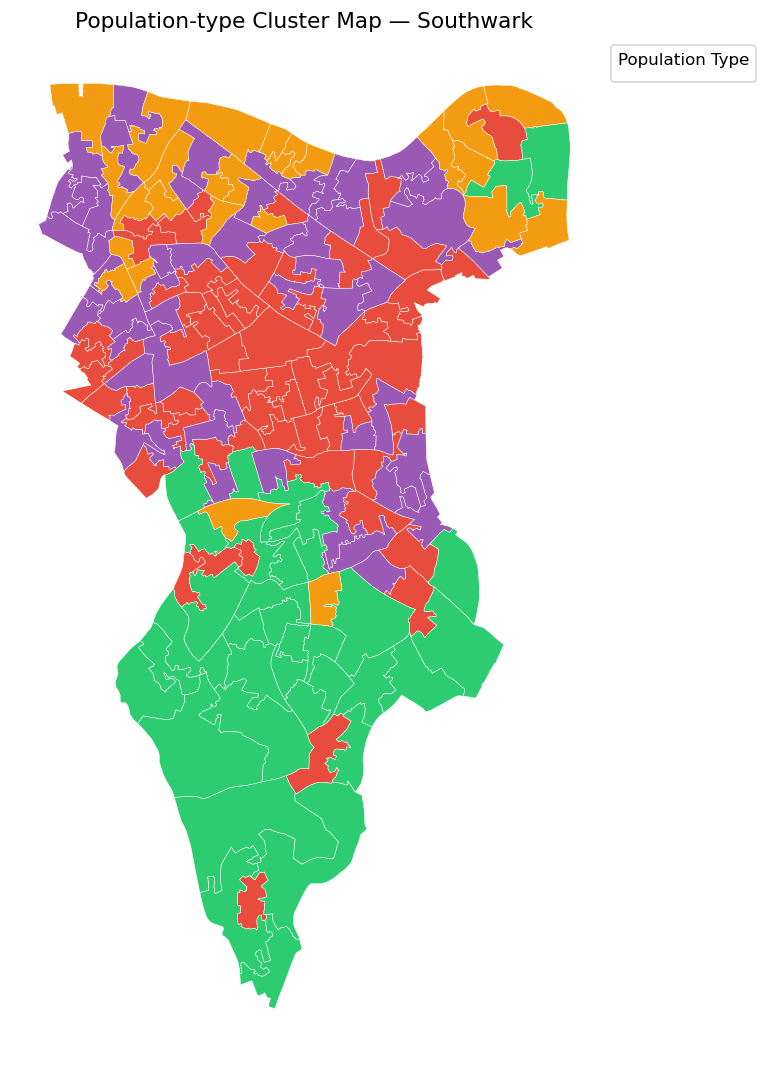
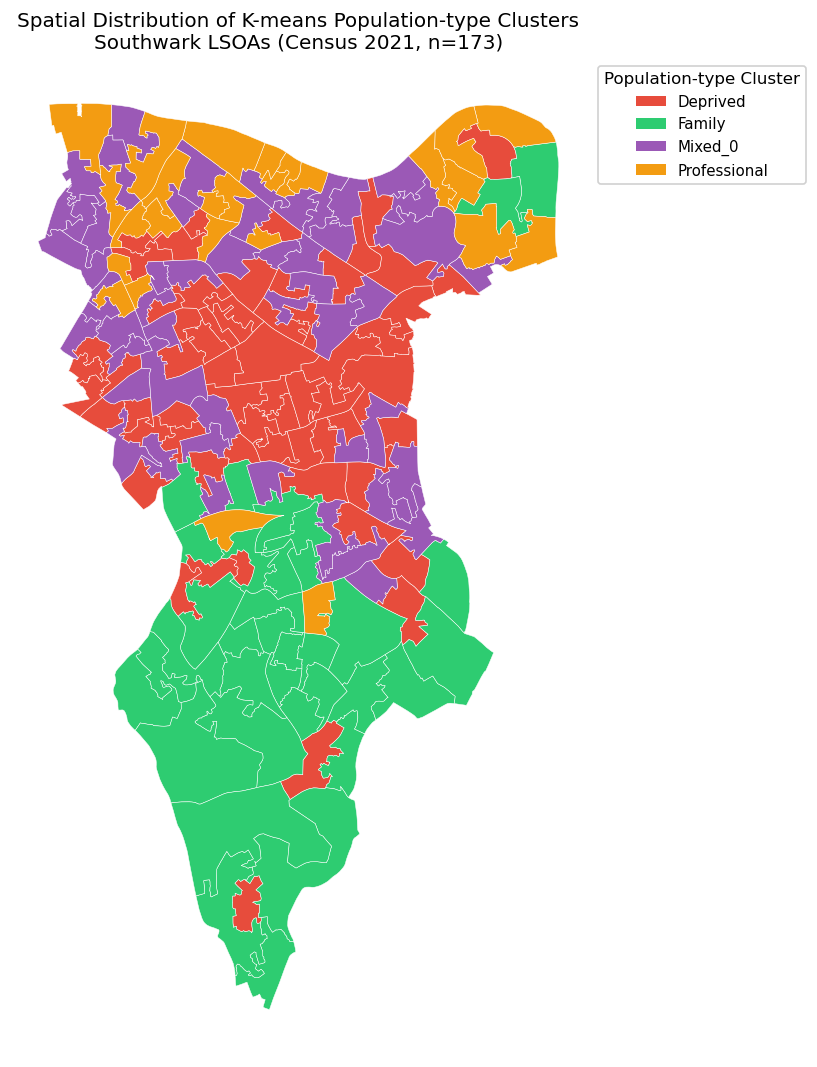
The notebook cell's code change between the first figure and the second:
--- before
+++ after
@@ -10,9 +10,13 @@
         CMAP_POP[lbl] = '#9b59b6'
 
+from matplotlib.patches import Patch as _Patch
 fig, ax = plt.subplots(figsize=(9, 9))
 for lbl, grp in geo_pop.groupby('pop_label'):
-    grp.plot(ax=ax, color=CMAP_POP.get(lbl, '#aaaaaa'), label=lbl, edgecolor='white', linewidth=0.3)
-ax.legend(title='Population Type', bbox_to_anchor=(1.01, 1), loc='upper left')
-ax.set_title('Population-type Cluster Map — Southwark', fontsize=13)
+    grp.plot(ax=ax, color=CMAP_POP.get(lbl, '#aaaaaa'), edgecolor='white', linewidth=0.3)
+_handles = [_Patch(facecolor=CMAP_POP.get(lbl, '#aaaaaa'), label=lbl)
+            for lbl in sorted(geo_pop['pop_label'].dropna().unique())]
+ax.legend(handles=_handles, title='Population-type Cluster', fontsize=9,
+          bbox_to_anchor=(1.01, 1), loc='upper left', framealpha=0.9)
+ax.set_title('Spatial Distribution of K-means Population-type Clusters\nSouthwark LSOAs (Census 2021, n=173)', fontsize=12)
 ax.axis('off')
 plt.tight_layout()

Commit: 04: change k=4 to k=5; 05: fix Mixed_N cluster label with Hungarian assignment